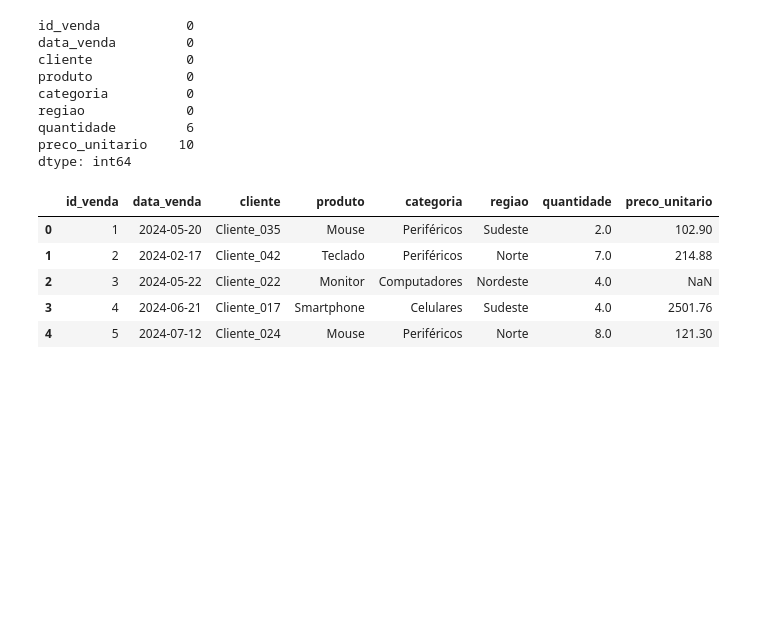
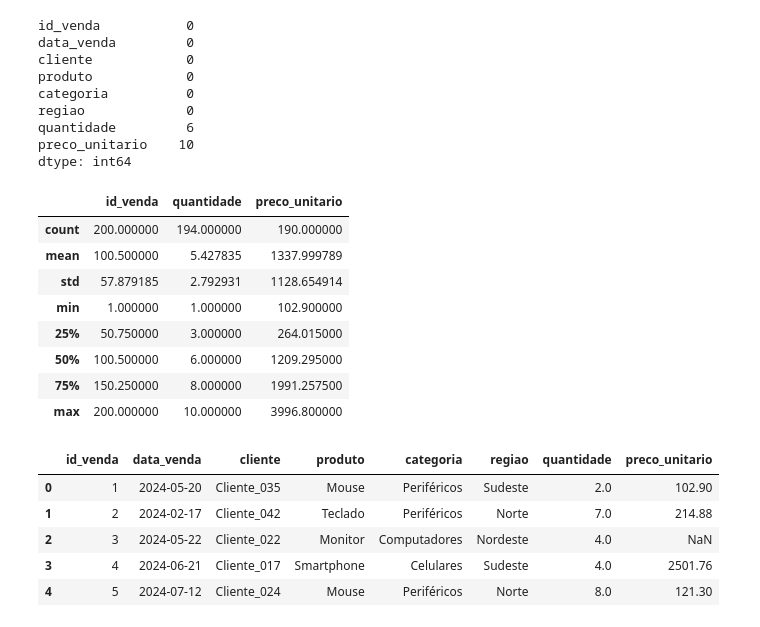
Before and after one commit to Carlos779-cloud/Mini_Projeto, a Jupyter notebook: salesinsight.ipynb, the cells around one changed output. Cells and saved outputs as stored; diff of their text form; code cells hidden in the pictures; blank space fills up the shorter version.

```diff
--- a/salesinsight.ipynb
+++ b/salesinsight.ipynb
@@ -126,6 +126,18 @@ regiao             0
 quantidade         6
 preco_unitario    10
 dtype: int64
+# %%
+df_bruto.describe()
+# %% [output]
+|  | id_venda | quantidade | preco_unitario |
+| count | 200.000000 | 194.000000 | 190.000000 |
+| mean | 100.500000 | 5.427835 | 1337.999789 |
+| std | 57.879185 | 2.792931 | 1128.654914 |
+| min | 1.000000 | 1.000000 | 102.900000 |
+| 25% | 50.750000 | 3.000000 | 264.015000 |
+| 50% | 100.500000 | 6.000000 | 1209.295000 |
+| 75% | 150.250000 | 8.000000 | 1991.257500 |
+| max | 200.000000 | 10.000000 | 3996.800000 |
 # %%
 df_bruto.head()
 # %% [output]
```
Also changed, not shown: parts of 3 cells of this notebook, 1 other file.
